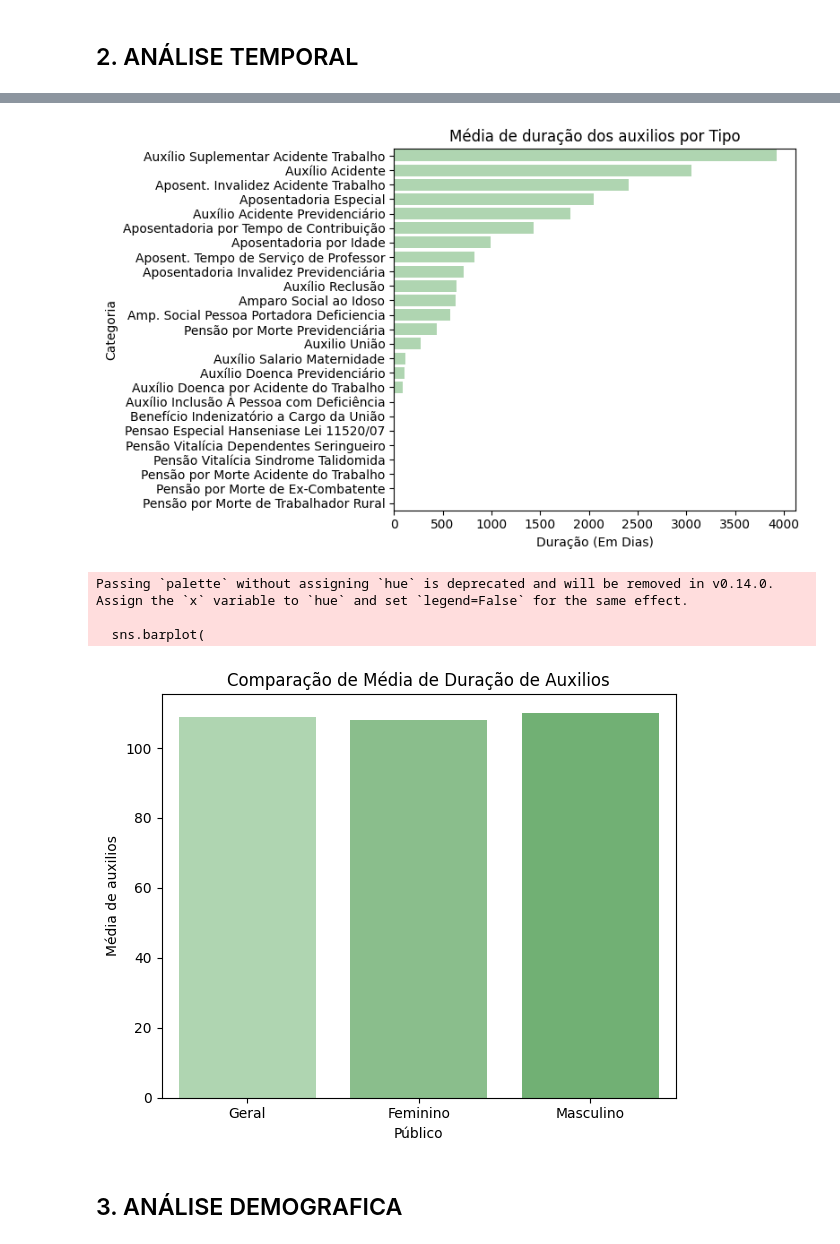
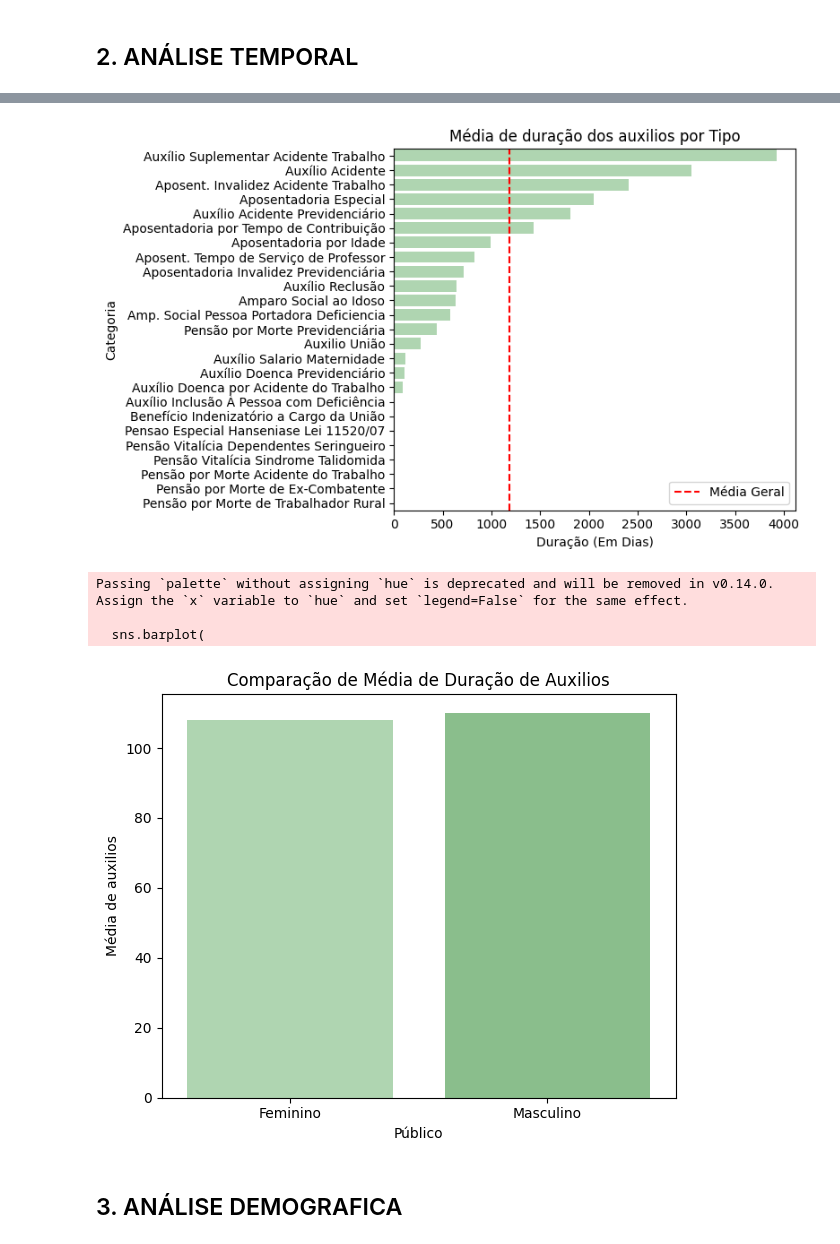
Before and after one commit to Estressei/ProjetoTrilhaDados, a Jupyter notebook: main.ipynb, the cells around one changed output, grey strips where cells are left out. Drawn from its saved outputs; the diff is of its cells as text; code cells hidden in the pictures.

```diff
--- a/main.ipynb
+++ b/main.ipynb
@@ -466,0 +425,9 @@ df_media_genero
+# %%
+#Cria df juntando os calculos feitos por genero em um df
+juncao_medidas_genero = pd.DataFrame({
+    'Categoria': ['Feminino', 'Masculino'],
+    'Total de Auxílios': [total_auxilios_mulheres, total_auxilios_homens],
+    'Média de Duração': [media_duracao_mulheres, media_duracao_homens]
+
+})
+juncao_medidas_genero
@@ -704,31 +851,36 @@ sns.barplot(
     x='Duração',
     color='#A8DCAB',
 )
+
+plt.axvline(x=df_media_categoria['Duração'].mean(), color='red', linestyle='--',
+            label=f'Média Geral')
+
 plt.title('Média de duração dos auxilios por Tipo')
 plt.xlabel('Duração (Em Dias)')
 plt.ylabel('Categoria')
+plt.legend()
 plt.tight_layout()
 plt.show()
 # %% [output]
-[figure, old version]
+[figure, new version]
 # %%
-#Exibe comparação entre as médias
+#Exibe comparação entre as médias de duração por genero
 plt.figure(figsize=(6,5))
 sns.barplot(
-    data=juncao_medias,
+    data=juncao_medidas_genero,
     y='Média de Duração',
     x='Categoria',
     palette=['#A8DCAB', '#81C784', '#66BB6A']
 )
 plt.title('Comparação de Média de Duração de Auxilios')
 plt.xlabel('Público')
 plt.ylabel('Média de auxilios')
 plt.tight_layout()
 plt.show()
 # %% [output]
 Passing `palette` without assigning `hue` is deprecated and will be removed in v0.14.0. Assign the `x` variable to `hue` and set `legend=False` for the same effect.
 
   sns.barplot(
-[figure, old version]
+[figure, new version]
 # %% [markdown]
 ## 3. ANÁLISE DEMOGRAFICA
```
Also changed, not shown: parts of 72 cells of this notebook.
